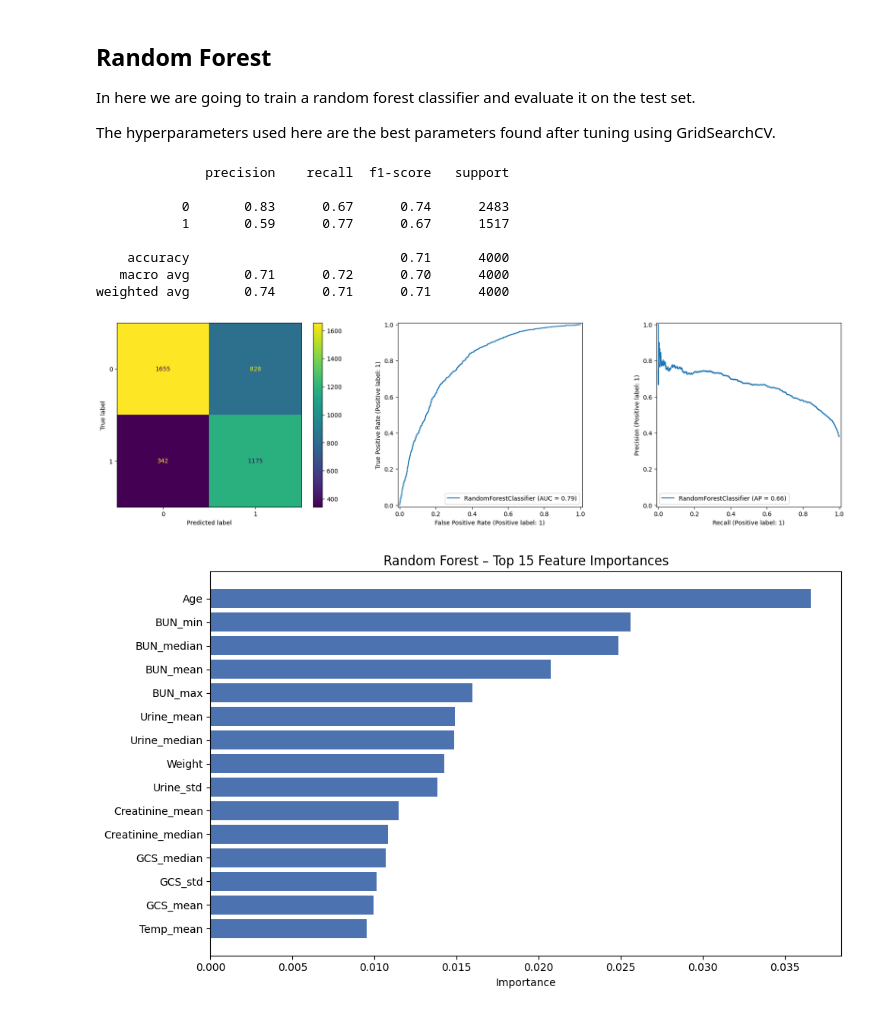
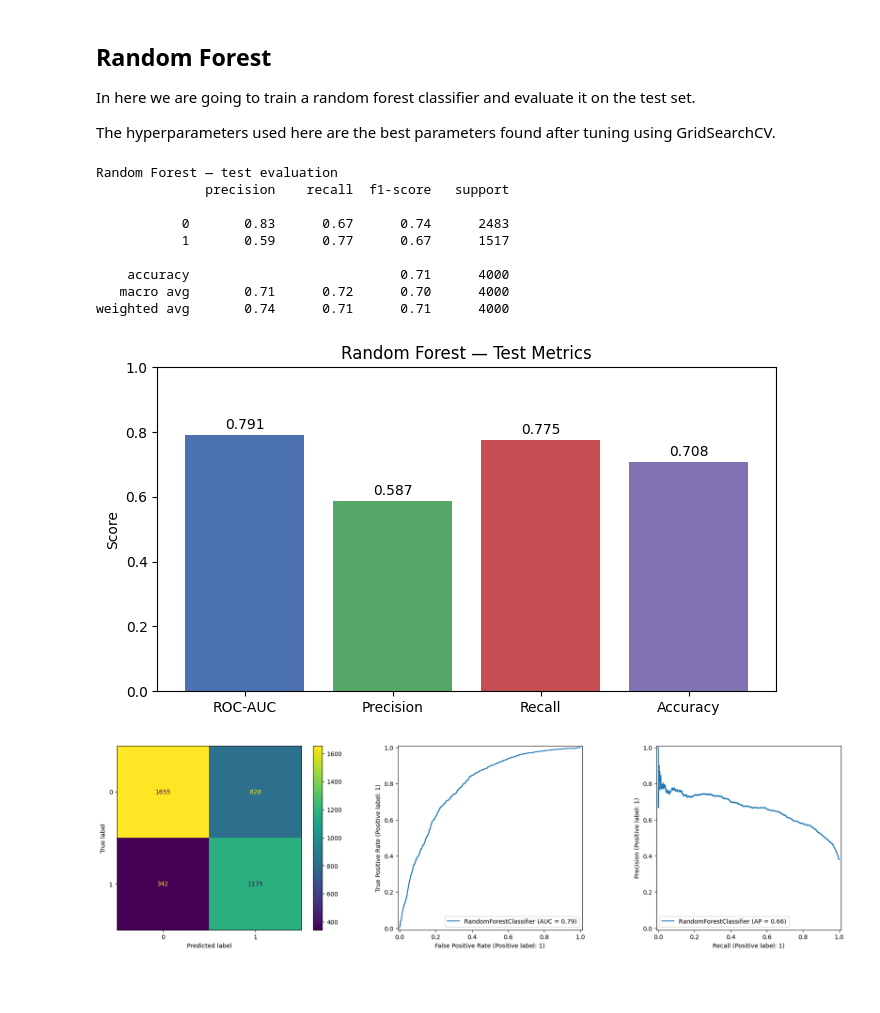
Before and after one commit to JhanaviLingameneni/Prompted-ICU-Risk-Forecasting, a Jupyter notebook: code/ml/main.ipynb, the cells around one changed output. Drawn from its saved outputs; the diff is of its cells as text; code cells hidden in the pictures; blank space fills up the shorter version.

```diff
--- a/code/ml/main.ipynb
+++ b/code/ml/main.ipynb
@@ -204,19 +229,18 @@ In here we are training a model using LogisticRegression algorithm.
 
 The hyperparameters used here are the best parameters found after tuning using GridSearchCV.
 # %%
-lr_model = LogisticRegression(C=np.float64(0.1), max_iter=500, random_state=42)
+lr_model = LogisticRegression(C=0.1, max_iter=500, random_state=42)
 lr_model.fit(x_train_scaled, y_train)
 y_pred = lr_model.predict(x_test_scaled)
+lr_score = lr_model.predict_proba(x_test_scaled)[:, 1]
 
-# Make an 18x5 figure with 3 subplots: confusion matrix, ROC curve, and precision-recall curve.
+evaluate_model(y_test, y_pred, lr_score, 'Logistic Regression')
+
+# Confusion Matrix, ROC curve, and Precision-Recall curve.
 lr_fig, lr_axes = plt.subplots(1, 3, figsize=(18, 5))
-
-print(classification_report(y_test, y_pred))
-# Confusion Matrix, ROC curve, and Precision-Recall curve.
 ConfusionMatrixDisplay.from_estimator(lr_model, x_test_scaled, y_test, ax=lr_axes[0], cmap='Blues')
 RocCurveDisplay.from_estimator(lr_model, x_test_scaled, y_test, ax=lr_axes[1])
 PrecisionRecallDisplay.from_estimator(lr_model, x_test_scaled, y_test, ax=lr_axes[2])
-
 plt.tight_layout()
 plt.show()
 # %% [output]
@@ -240,42 +266,34 @@ The hyperparameters used here are the best parameters found after tuning using G
 # %%
 rf_model = RandomForestClassifier(
     max_depth=None,
     max_features="sqrt",
     min_samples_leaf=1,
     min_samples_split=8,
     n_estimators=100,
     random_state=42
 )
 
 rf_model.fit(x_train_scaled, y_train)
 y_pred = rf_model.predict(x_test_scaled)
+rf_score = rf_model.predict_proba(x_test_scaled)[:, 1]
+
+evaluate_model(y_test, y_pred, rf_score, 'Random Forest')
 
 rf_fig, rf_axes = plt.subplots(1, 3, figsize=(18, 5))
-
-print(classification_report(y_test, y_pred))
 ConfusionMatrixDisplay.from_estimator(rf_model, x_test_scaled, y_test, ax=rf_axes[0])
 RocCurveDisplay.from_estimator(rf_model, x_test_scaled, y_test, ax=rf_axes[1])
 PrecisionRecallDisplay.from_estimator(rf_model, x_test_scaled, y_test, ax=rf_axes[2])
 plt.tight_layout()
 plt.show()
-
-# Top 15 feature importances.
-importances = pd.Series(rf_model.feature_importances_, index=df_x_train.columns)
-top15 = importances.sort_values(ascending=True).tail(15)
-fig, ax = plt.subplots(figsize=(10, 6))
-ax.barh(top15.index, top15.values, color='#4C72B0')
-ax.set_xlabel('Importance')
-ax.set_title('Random Forest – Top 15 Feature Importances')
-plt.tight_layout()
-plt.show()
 # %% [output]
+Random Forest — test evaluation
               precision    recall  f1-score   support
 
            0       0.83      0.67      0.74      2483
            1       0.59      0.77      0.67      1517
 
     accuracy                           0.71      4000
    macro avg       0.71      0.72      0.70      4000
 weighted avg       0.74      0.71      0.71      4000
-[figure, old version]
+[figure, new version]
-[figure, old version]
+[figure, new version]
```
Also changed, not shown: parts of 17 cells of this notebook.
